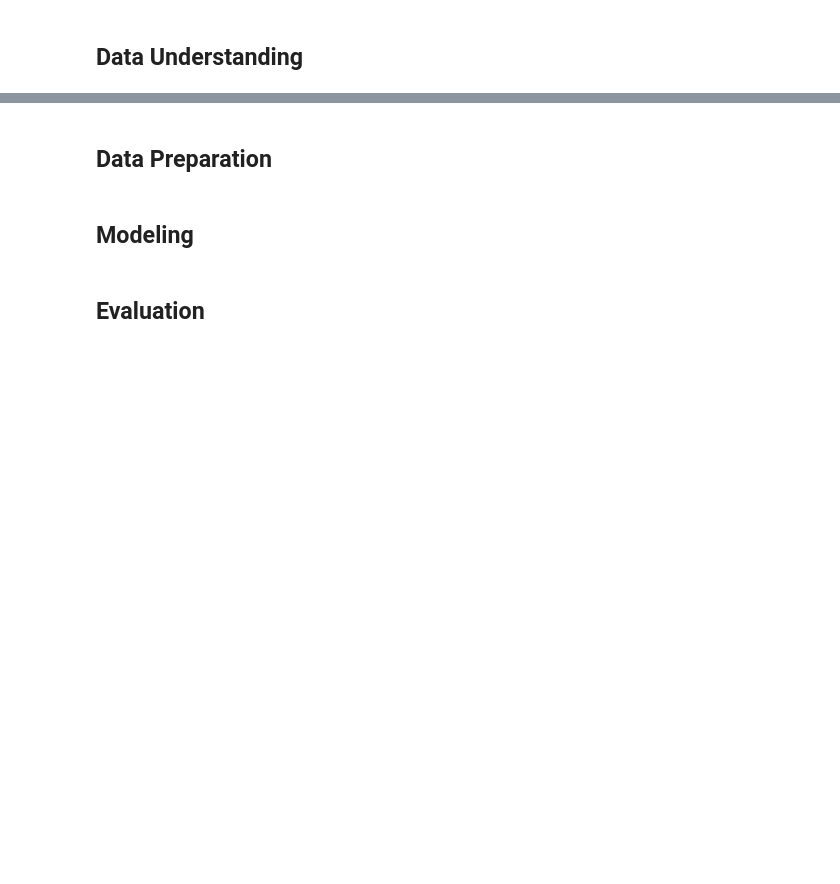
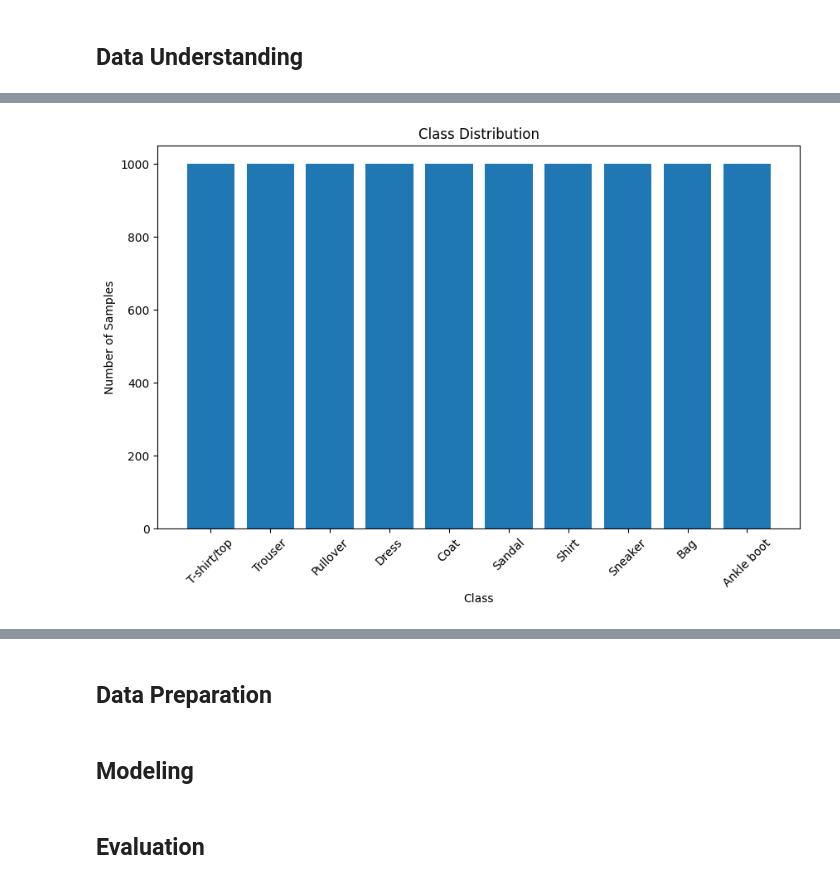
Before and after one commit to LuisaIb/fashion-tuning, a Jupyter notebook: 01presentation.ipynb, the cells around one changed output, grey strips where cells are left out. Cells and saved outputs as stored; diff of their text form; code cells hidden in the pictures; blank space fills up the shorter version.

```diff
--- a/01presentation.ipynb
+++ b/01presentation.ipynb
@@ -15,0 +57,4 @@ other options for titles:
+# %%
+eda.display_class_distribution(testset)
+# %% [output]
+[figure, added]
```
Also changed, not shown: parts of 8 cells of this notebook.
